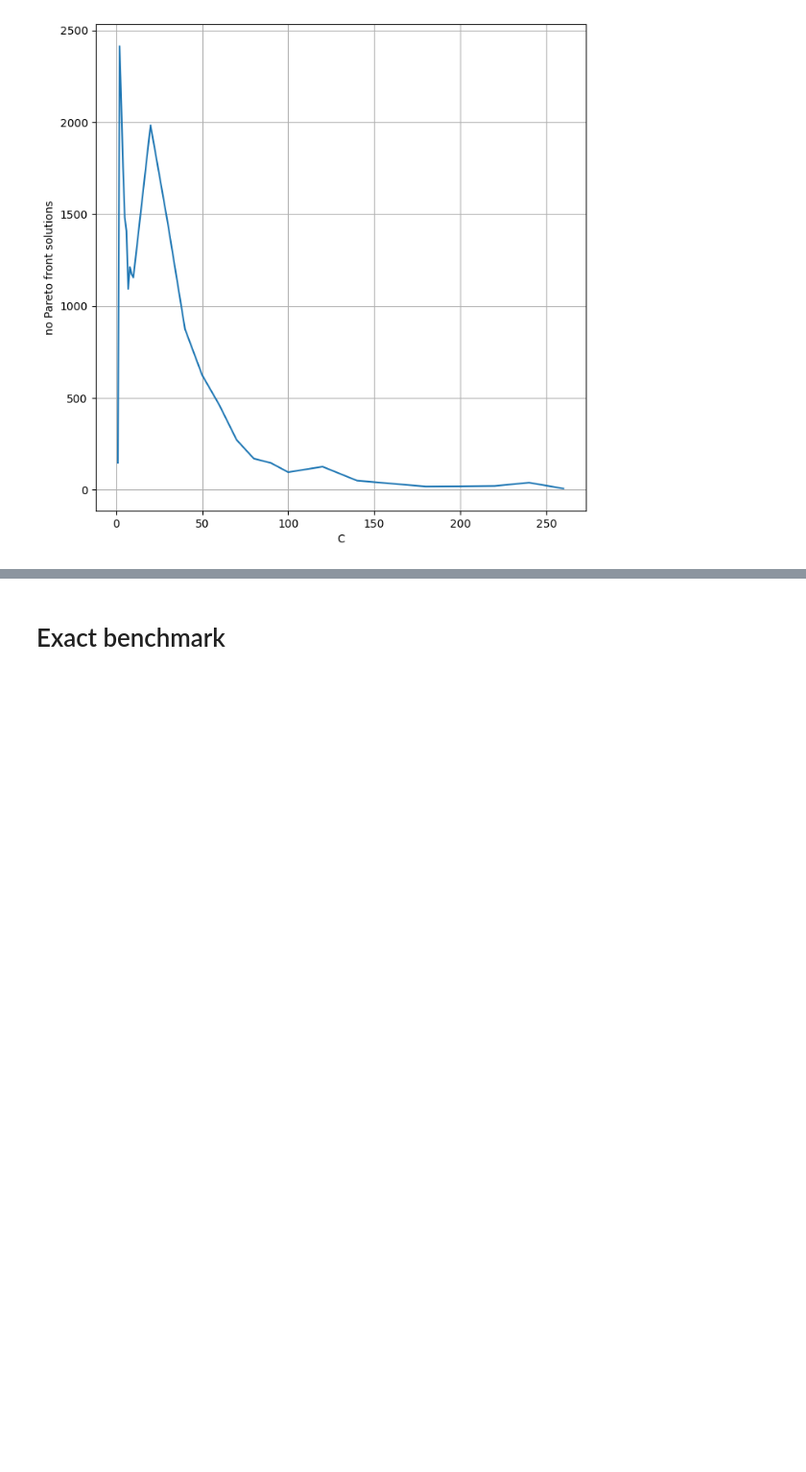
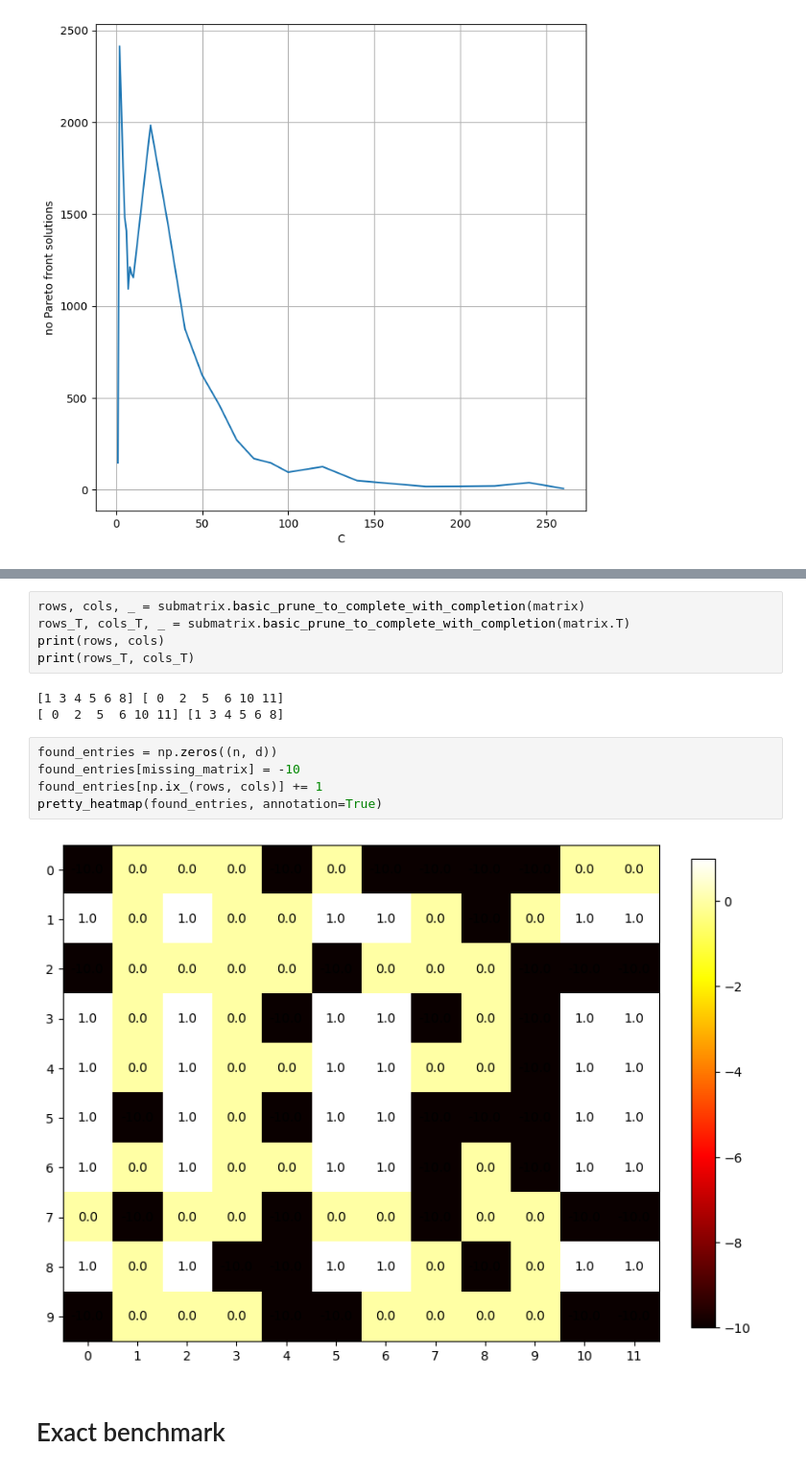
Before and after one commit to reebme/rabbit-holes, a Jupyter notebook: notebooks/01_complete_submatrix.ipynb, the cells around one changed output, grey strips where cells are left out. Shown at 96% size. Drawn from its saved outputs; the diff is of its cells as text; blank space fills up the shorter version.

```diff
--- a/notebooks/01_complete_submatrix.ipynb
+++ b/notebooks/01_complete_submatrix.ipynb
@@ -391,3 +636,18 @@ plt.show()
+# %%
+rows, cols, _ = submatrix.basic_prune_to_complete_with_completion(matrix)
+rows_T, cols_T, _ = submatrix.basic_prune_to_complete_with_completion(matrix.T)
+print(rows, cols)
+print(rows_T, cols_T)
+# %% [output]
+[1 3 4 5 6 8] [ 0  2  5  6 10 11]
+[ 0  2  5  6 10 11] [1 3 4 5 6 8]
+# %%
+found_entries = np.zeros((n, d))
+found_entries[missing_matrix] = -10
+found_entries[np.ix_(rows, cols)] += 1
+pretty_heatmap(found_entries, annotation=True)
+# %% [output]
+[figure, added]
 # %% [markdown]
 # Exact benchmark
 # %%
```
Also changed, not shown: parts of 19 cells of this notebook, 1 other file.
